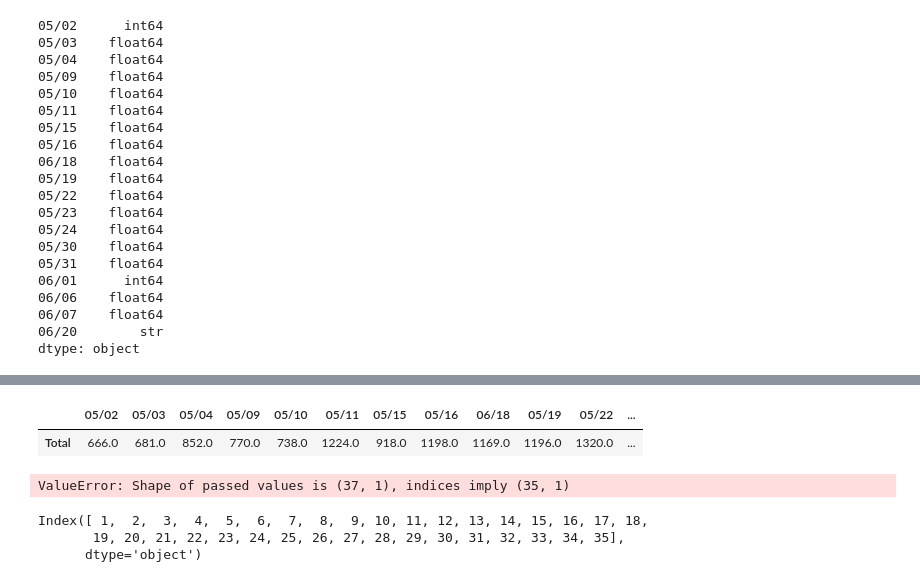
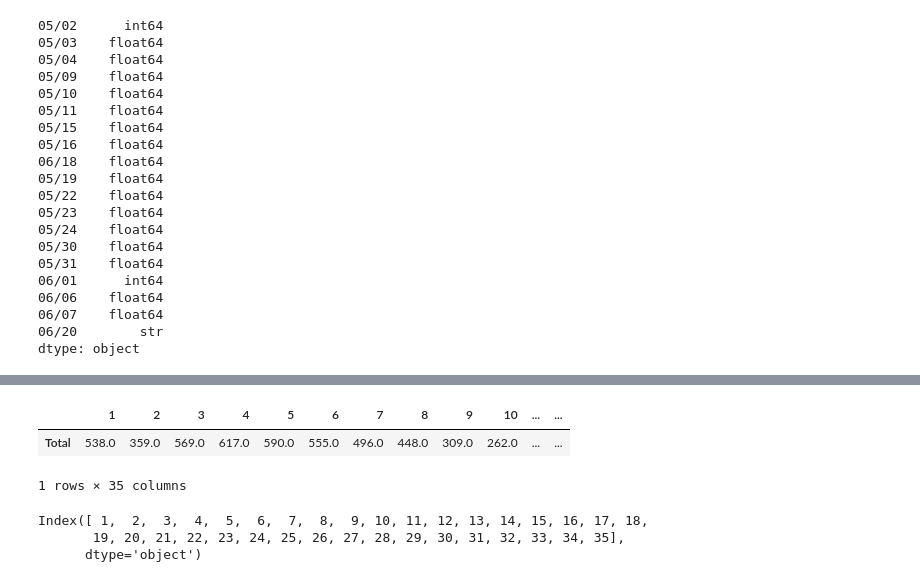
Before and after one commit to Begginning5/Interest, a Jupyter notebook: corrupted_lottery.ipynb, the cells around one changed output, grey strips where cells are left out. Drawn from its saved outputs; the diff is of its cells as text; code cells hidden in the pictures.

```diff
--- a/corrupted_lottery.ipynb
+++ b/corrupted_lottery.ipynb
@@ -166,16 +166,16 @@ df
 # %%
 df.loc['Total'] = df.sum()
 df_Total = pd.DataFrame(df.iloc[-1]).copy()
-df_Total.T
+df_Total = df_Total.T
-# %% [output]
-|  | 05/02 | 05/03 | 05/04 | 05/09 | 05/10 | 05/11 | 05/15 | 05/16 | 06/18 | 05/19 | 05/22 | ... |
-| Total | 666.0 | 681.0 | 852.0 | 770.0 | 738.0 | 1224.0 | 918.0 | 1198.0 | 1169.0 | 1196.0 | 1320.0 | ... |
 # %%
 listA = df.sum(axis=1)[1:-1].tolist()
 
-pd.DataFrame(listA, index=df.index[1:-1], columns=['Total']).T
+df_Ticket_Total = pd.DataFrame(listA, index=df.index[1:-1], columns=['Total']).T
+df_Ticket_Total
 # %% [output]
+|  | 1 | 2 | 3 | 4 | 5 | 6 | 7 | 8 | 9 | 10 | ... | ... |
+| Total | 538.0 | 359.0 | 569.0 | 617.0 | 590.0 | 555.0 | 496.0 | 448.0 | 309.0 | 262.0 | ... | ... |
-ValueError: Shape of passed values is (37, 1), indices imply (35, 1)
+1 rows × 35 columns
 # %%
 df.index[1:-1]
 # %% [output]
```
Also changed, not shown: parts of 11 cells of this notebook.
